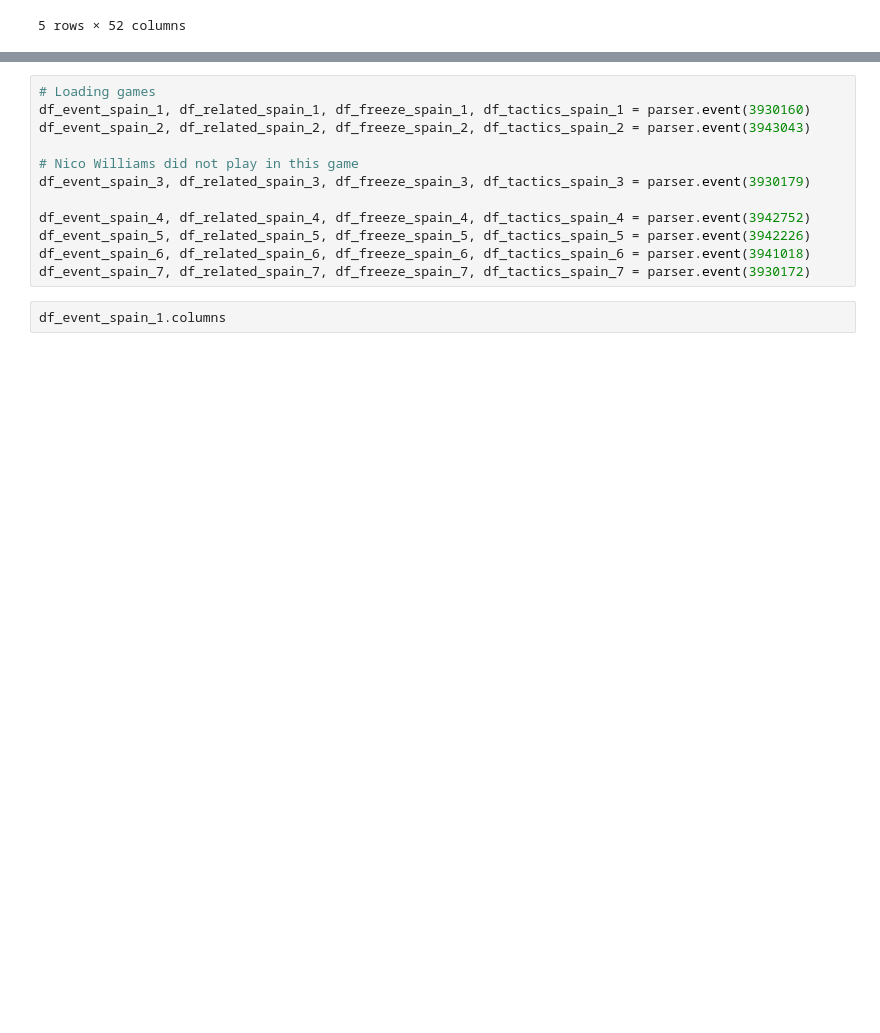
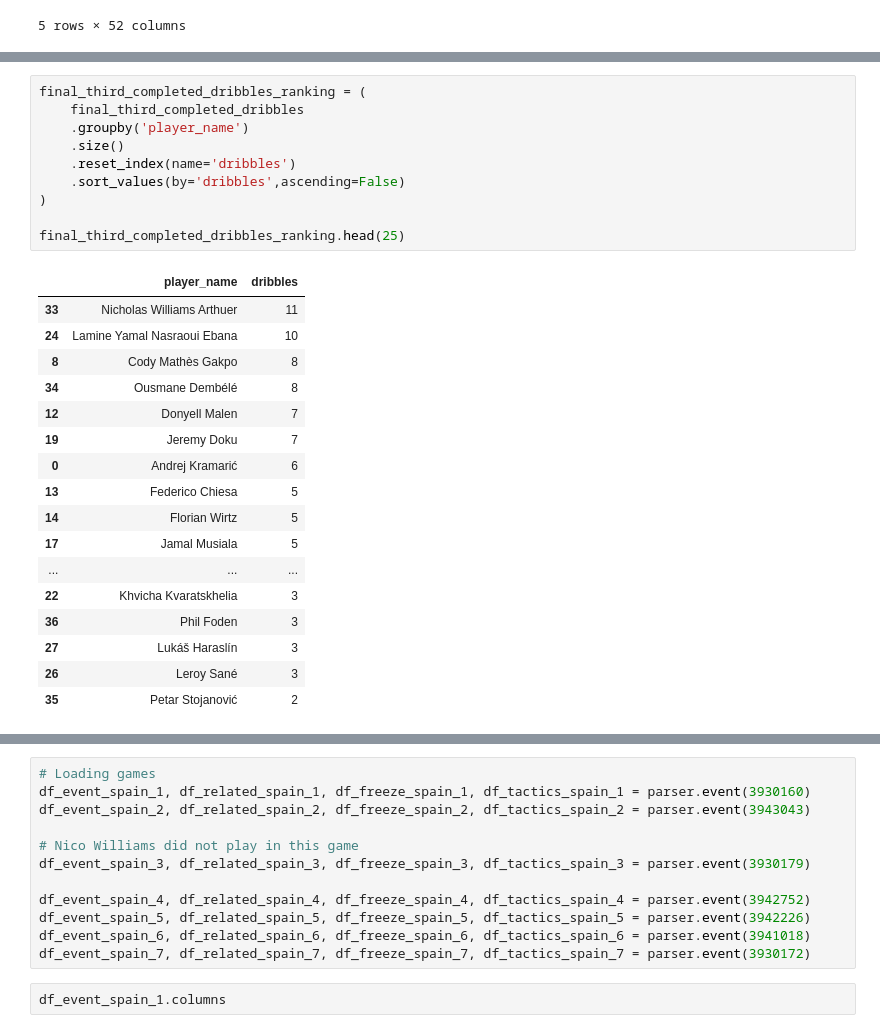
Before and after one commit to leohermansson/mathematical_modelling_of_football, a Jupyter notebook: capture-a-player-in-data/exploration.ipynb, the cells around one changed output, grey strips where cells are left out. Drawn from its saved outputs; the diff is of its cells as text; blank space fills up the shorter version.

```diff
--- a/capture-a-player-in-data/exploration.ipynb
+++ b/capture-a-player-in-data/exploration.ipynb
@@ -108,0 +270,28 @@ array(['Portugal', 'Hungary', 'Serbia', 'England', 'Croatia', 'Spain',
+# %%
+final_third_completed_dribbles_ranking = (
+    final_third_completed_dribbles
+    .groupby('player_name')
+    .size()
+    .reset_index(name='dribbles')
+    .sort_values(by='dribbles',ascending=False)
+)
+
+final_third_completed_dribbles_ranking.head(25)
+# %% [output]
+|  | player_name | dribbles |
+| 33 | Nicholas Williams Arthuer | 11 |
+| 24 | Lamine Yamal Nasraoui Ebana | 10 |
+| 8 | Cody Mathès Gakpo | 8 |
+| 34 | Ousmane Dembélé | 8 |
+| 12 | Donyell Malen | 7 |
+| 19 | Jeremy Doku | 7 |
+| 0 | Andrej Kramarić | 6 |
+| 13 | Federico Chiesa | 5 |
+| 14 | Florian Wirtz | 5 |
+| 17 | Jamal Musiala | 5 |
+| ... | ... | ... |
+| 22 | Khvicha Kvaratskhelia | 3 |
+| 36 | Phil Foden | 3 |
+| 27 | Lukáš Haraslín | 3 |
+| 26 | Leroy Sané | 3 |
+| 35 | Petar Stojanović | 2 |
```
Also changed, not shown: parts of 32 cells of this notebook, 1 other file.
